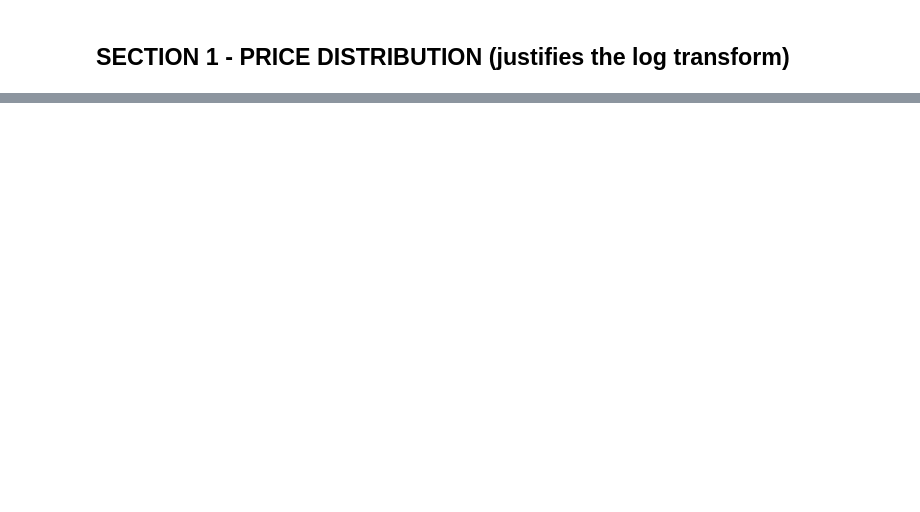
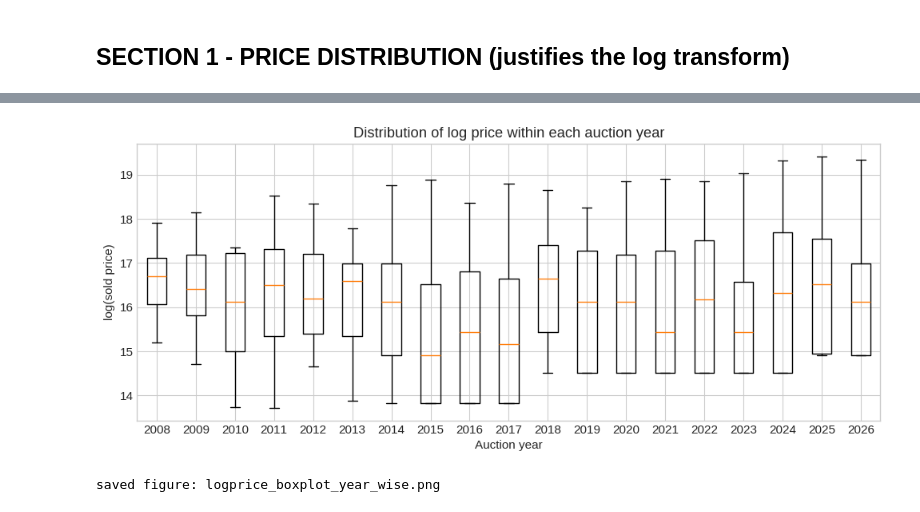
Before and after one commit to DarshilTheCoder/Final-Year-Project, a Jupyter notebook: pythoncodes/eda_ipl_auction.ipynb, the cells around one changed output, grey strips where cells are left out. Drawn from its saved outputs; the diff is of its cells as text; code cells hidden in the pictures; blank space fills up the shorter version.

```diff
--- a/pythoncodes/eda_ipl_auction.ipynb
+++ b/pythoncodes/eda_ipl_auction.ipynb
@@ -120,0 +187,19 @@ print(top10_table.to_string(index=False))
+# %%
+
+sorted_years = sorted(priced['year'].unique())
+
+data_year_wise = []
+for year in sorted_years:
+  values = priced.loc[priced['year']==year, 'log_price'].dropna().values
+  data_year_wise.append(values)
+
+figure,axes = plt.subplots(figsize=(12,4.5))
+axes.boxplot(data_year_wise)
+axes.set_xticklabels(sorted_years)
+axes.set_title("Distribution of log price within each auction year")
+axes.set_xlabel("Auction year")
+axes.set_ylabel("log(sold price)")
+save(figure, "logprice_boxplot_year_wise.png")
+# %% [output]
+[figure, added]
+saved figure: logprice_boxplot_year_wise.png
```
Also changed, not shown: parts of 48 cells of this notebook, 19 other files.
